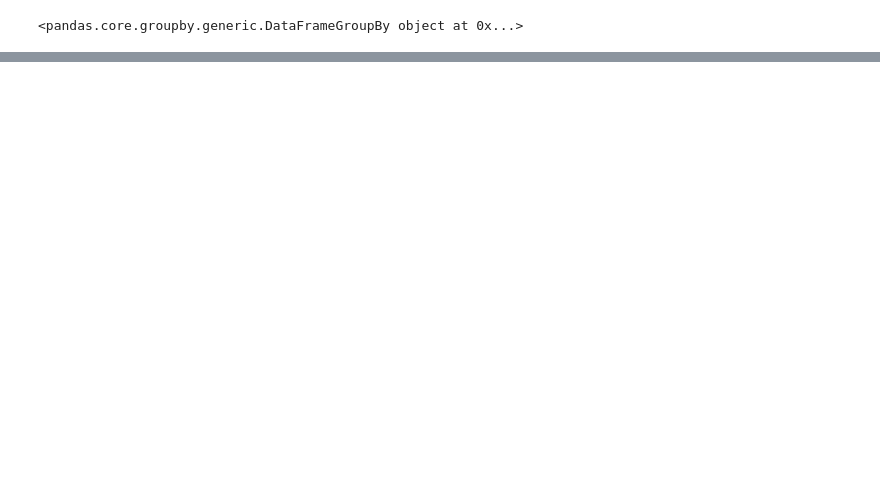
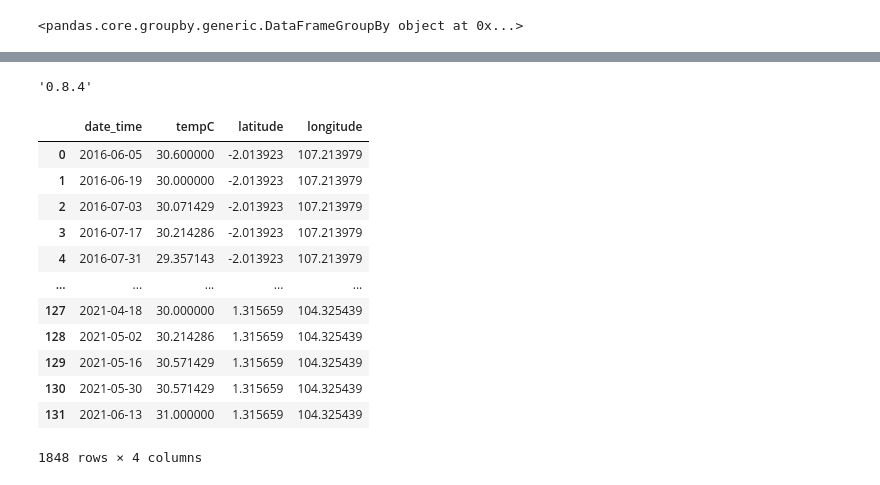
Before and after one commit to walidsi/Snippets, a Jupyter notebook: WorldWeatherOnline.ipynb, the cells around one changed output, grey strips where cells are left out. Cells and saved outputs as stored; diff of their text form; code cells hidden in the pictures; blank space fills up the shorter version.

Commit message:
Using gmaps for heatmap

```diff
--- a/WorldWeatherOnline.ipynb
+++ b/WorldWeatherOnline.ipynb
@@ -41,21 +41,22 @@ for lat_long in lat_long_deg_min_sec:
 print(lat_long_dec)
 # %% [output]
 [(-37.86814888888889, 144.92790333333332), (-38.33253472222223, 144.90495305555555), (-38.85968833333334, 142.90507805555555), (-37.84263361111111, 135.63899666666666), (-35.09736138888889, 128.811178 ...
+# %%
+CLIENT_ID1 = '1edaebb5332c44b8ac3124613212406'
+CLIENT_ID2 = '50579375f5d1481e85e161222211406'
 # %%
-CLIENT_ID = '1edaebb5332c44b8ac3124613212406'
-
 for lat, long in lat_long_dec:
-    print(lat, long, '-----------------------------------------------------------')
+    print(lat, long)
 
     # create the API request URL
     url = 'https://api.worldweatheronline.com/premium/v1/weather.ashx?key={}&q={},{}&format=json&num_of_days={}'.format(
-        CLIENT_ID,
+        CLIENT_ID1,
         lat,
         long,
         5)
 
-    #response  = requests.get(url)
-    #forecasts  = response.json()
+    response  = requests.get(url)
+    forecasts  = response.json()
 
     try:
         print("Date: {}, Max Temperature: {}".format(forecasts['data']['weather'][0]['date'], forecasts['data']['weather'][0]['maxtempC']))
@@ -257,0 +312,4 @@ m
+# %%
+gmaps.__version__
+# %% [output]
+'0.8.4'
@@ -257,0 +318,35 @@ m
+# %%
+master_df = pd.DataFrame()
+
+for name, group in grouped:
+    loc_df = group[['date_time', 'tempC']].set_index('date_time')
+
+    loc_df = loc_df.resample('2W').mean()
+
+    loc_df['latitude'] = name.split(',')[0]
+    loc_df['latitude'] = loc_df['latitude'].astype('float')
+
+    loc_df['longitude'] = name.split(',')[1]
+    loc_df['longitude'] = loc_df['longitude'].astype('float')
+
+    loc_df = loc_df.reset_index()
+
+    #print(loc_df.head())
+
+    master_df = master_df.append(loc_df)
+# %%
+master_df
+# %% [output]
+|  | date_time | tempC | latitude | longitude |
+| 0 | 2016-06-05 | 30.600000 | -2.013923 | 107.213979 |
+| 1 | 2016-06-19 | 30.000000 | -2.013923 | 107.213979 |
+| 2 | 2016-07-03 | 30.071429 | -2.013923 | 107.213979 |
+| 3 | 2016-07-17 | 30.214286 | -2.013923 | 107.213979 |
+| 4 | 2016-07-31 | 29.357143 | -2.013923 | 107.213979 |
+| ... | ... | ... | ... | ... |
+| 127 | 2021-04-18 | 30.000000 | 1.315659 | 104.325439 |
+| 128 | 2021-05-02 | 30.214286 | 1.315659 | 104.325439 |
+| 129 | 2021-05-16 | 30.571429 | 1.315659 | 104.325439 |
+| 130 | 2021-05-30 | 30.571429 | 1.315659 | 104.325439 |
+| 131 | 2021-06-13 | 31.000000 | 1.315659 | 104.325439 |
+1848 rows × 4 columns
```
Also changed, not shown: parts of 14 cells of this notebook.
